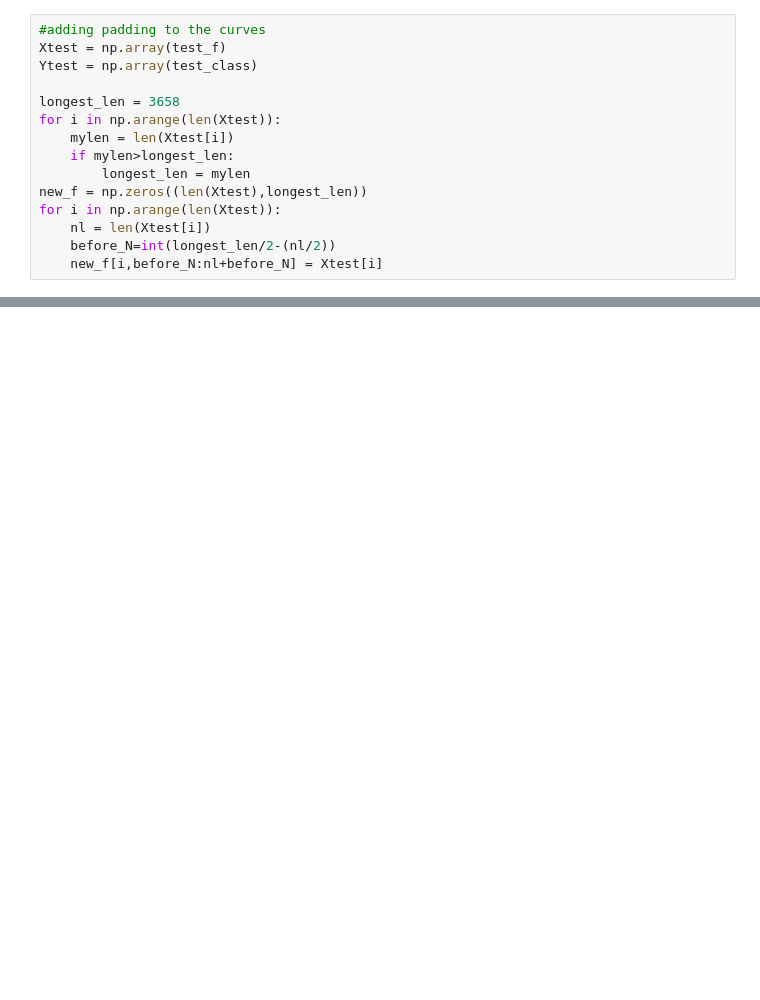
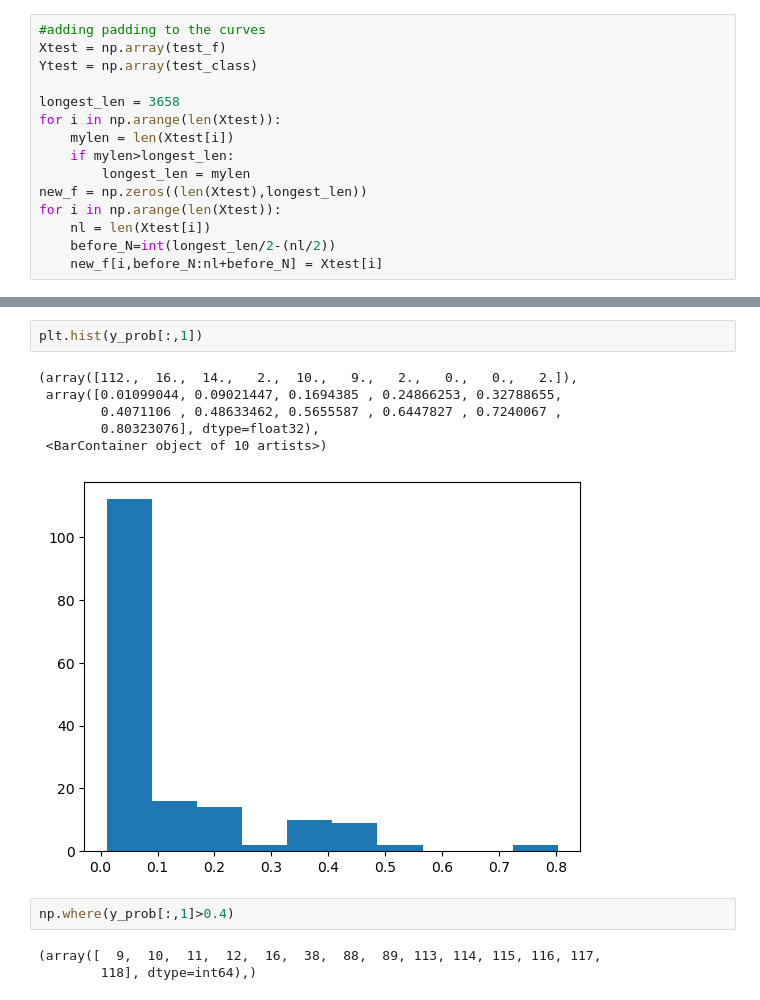
Before and after one commit to Aish-u/DS440-CAPSTONE, a Jupyter notebook: DS440_capstone.ipynb, the cells around one changed output, grey strips where cells are left out. Drawn from its saved outputs; the diff is of its cells as text; blank space fills up the shorter version.

```diff
--- a/DS440_capstone.ipynb
+++ b/DS440_capstone.ipynb
@@ -521,0 +582,14 @@ xtest = scaler.fit_transform(new_f.T).T  # might not work here just yet
+# %%
+plt.hist(y_prob[:,1])
+# %% [output]
+(array([112.,  16.,  14.,   2.,  10.,   9.,   2.,   0.,   0.,   2.]),
+ array([0.01099044, 0.09021447, 0.1694385 , 0.24866253, 0.32788655,
+        0.4071106 , 0.48633462, 0.5655587 , 0.6447827 , 0.7240067 ,
+        0.80323076], dtype=float32),
+ <BarContainer object of 10 artists>)
+[figure, added]
+# %%
+np.where(y_prob[:,1]>0.4)
+# %% [output]
+(array([  9,  10,  11,  12,  16,  38,  88,  89, 113, 114, 115, 116, 117,
+        118], dtype=int64),)
```
Also changed, not shown: parts of 28 cells of this notebook, 1 other file.
